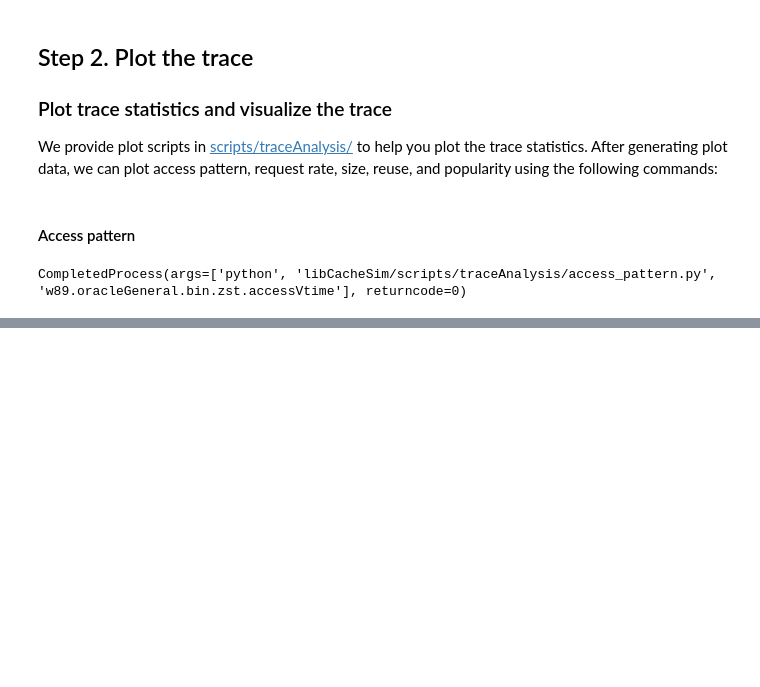
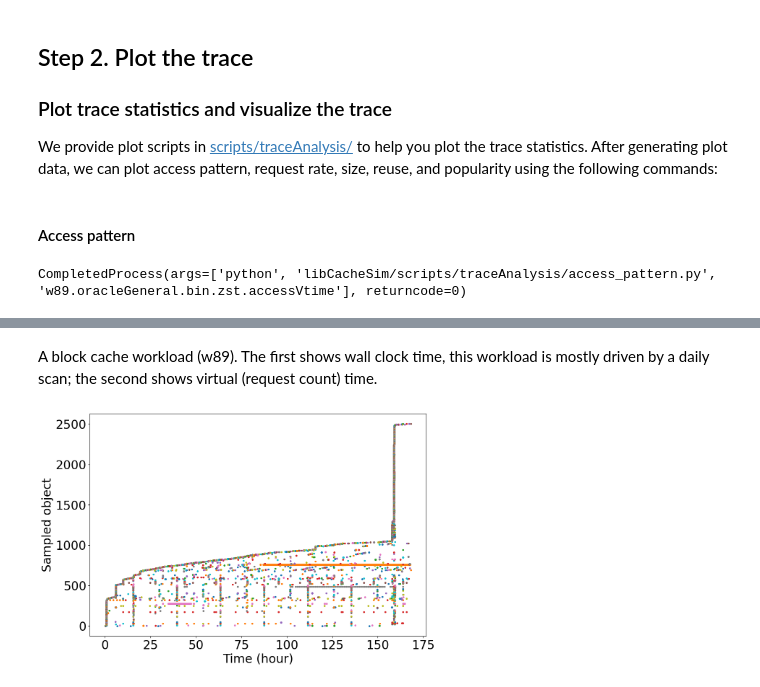
Before and after one commit to cacheMon/cache_dataset, a Jupyter notebook: tutorials/1_tutorial_trace_analysis_and_plotting.ipynb, the cells around one changed output, grey strips where cells are left out. Saved outputs shown, nothing was run; the diff lists cells and outputs as text; code cells hidden in the pictures; blank space fills up the shorter version.

```diff
--- a/tutorials/1_tutorial_trace_analysis_and_plotting.ipynb
+++ b/tutorials/1_tutorial_trace_analysis_and_plotting.ipynb
@@ -83,0 +75,7 @@ A block cache workload (w89). The left column shows wall clock time, this worklo
+# %% [markdown]
+A block cache workload (w89). The first shows wall clock time, this workload is mostly driven by a daily scan; the second shows virtual (request count) time.
+# %%
+from IPython.display import Image
+Image(filename='./figure/w89_access_rt.png', width=400)  # Adjust width as needed
+# %% [output]
+[figure, added]
```
Also changed, not shown: parts of 2 cells of this notebook, 5 other files.
